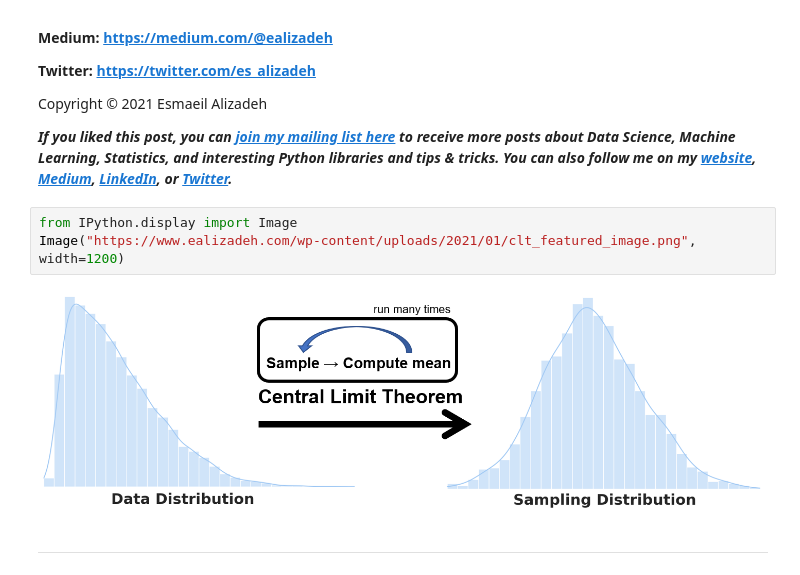
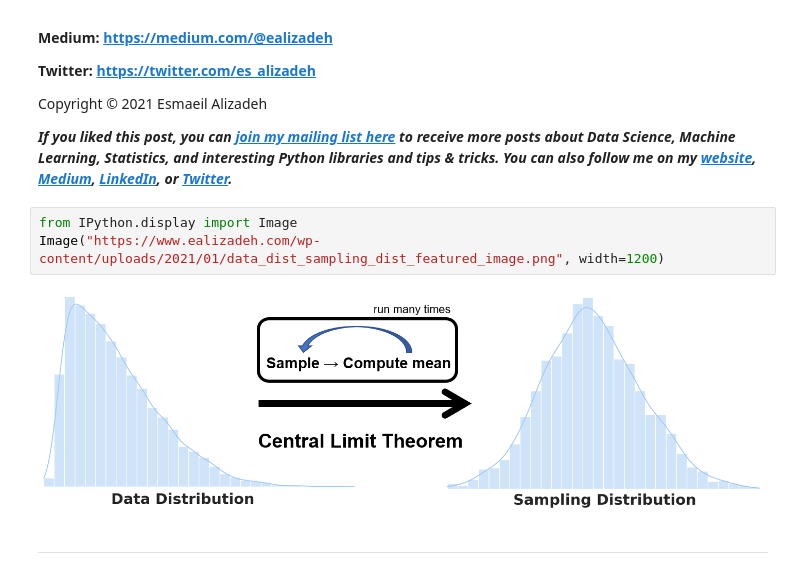
Before and after one commit to e-alizadeh/data-science-blog, a Jupyter notebook: notebooks/data_vs_sampling_distributions.ipynb, the cells around one changed output. Cells and saved outputs as stored; diff of their text form.

```diff
--- a/notebooks/data_vs_sampling_distributions.ipynb
+++ b/notebooks/data_vs_sampling_distributions.ipynb
@@ -16,9 +16,9 @@ Copyright © 2021 Esmaeil Alizadeh
 ___If you liked this post, you can [join my mailing list here](https://www.ealizadeh.com/subscribe/) to receive more posts about Data Science, Machine Learning, Statistics, and interesting Python libraries and tips & tricks. You can also follow me on my [website](https://ealizadeh.com/), [Medium](https://medium.com/@ealizadeh), [LinkedIn](https://www.linkedin.com/in/alizadehesmaeil/), or [Twitter](https://twitter.com/es_alizadeh).___
 # %%
 from IPython.display import Image
-Image("https://www.ealizadeh.com/wp-content/uploads/2021/01/clt_featured_image.png", width=1200)
+Image("https://www.ealizadeh.com/wp-content/uploads/2021/01/data_dist_sampling_dist_featured_image.png", width=1200)
 # %% [output]
-[figure, old version]
+[figure, new version]
 # %% [markdown]
 ---
 # %% [markdown]
```
